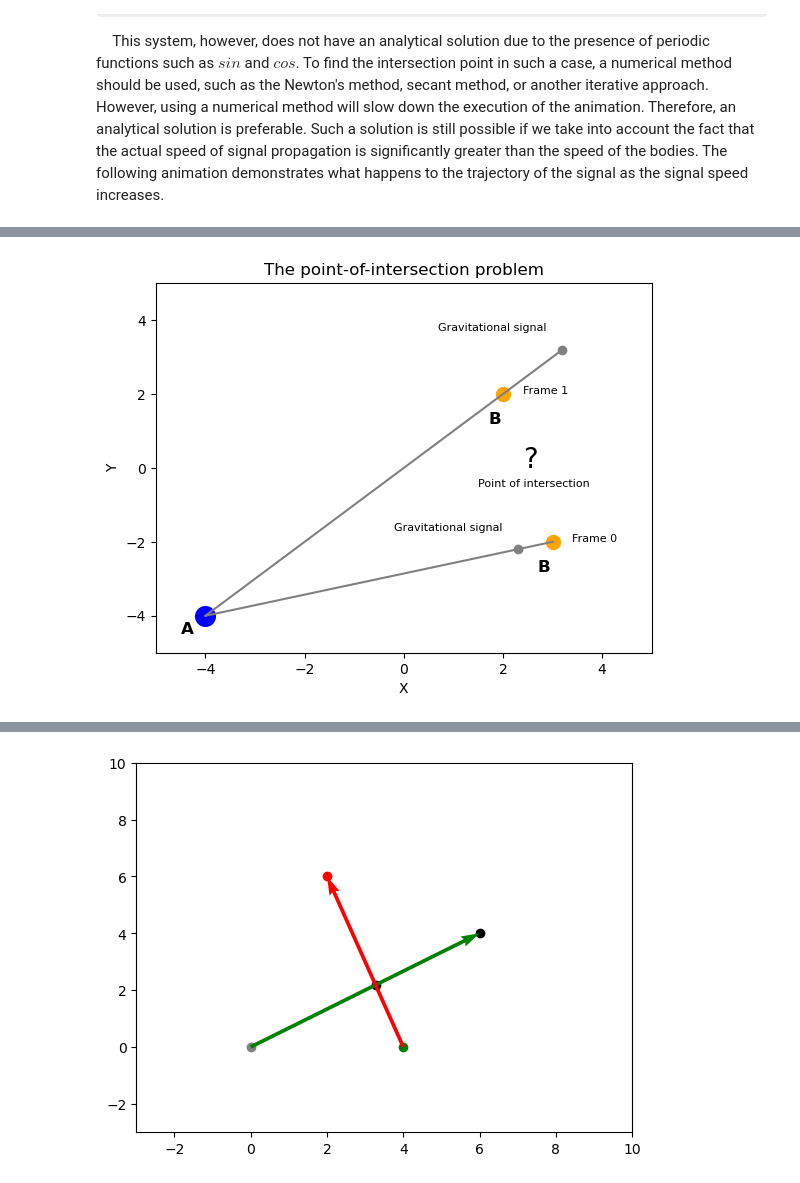
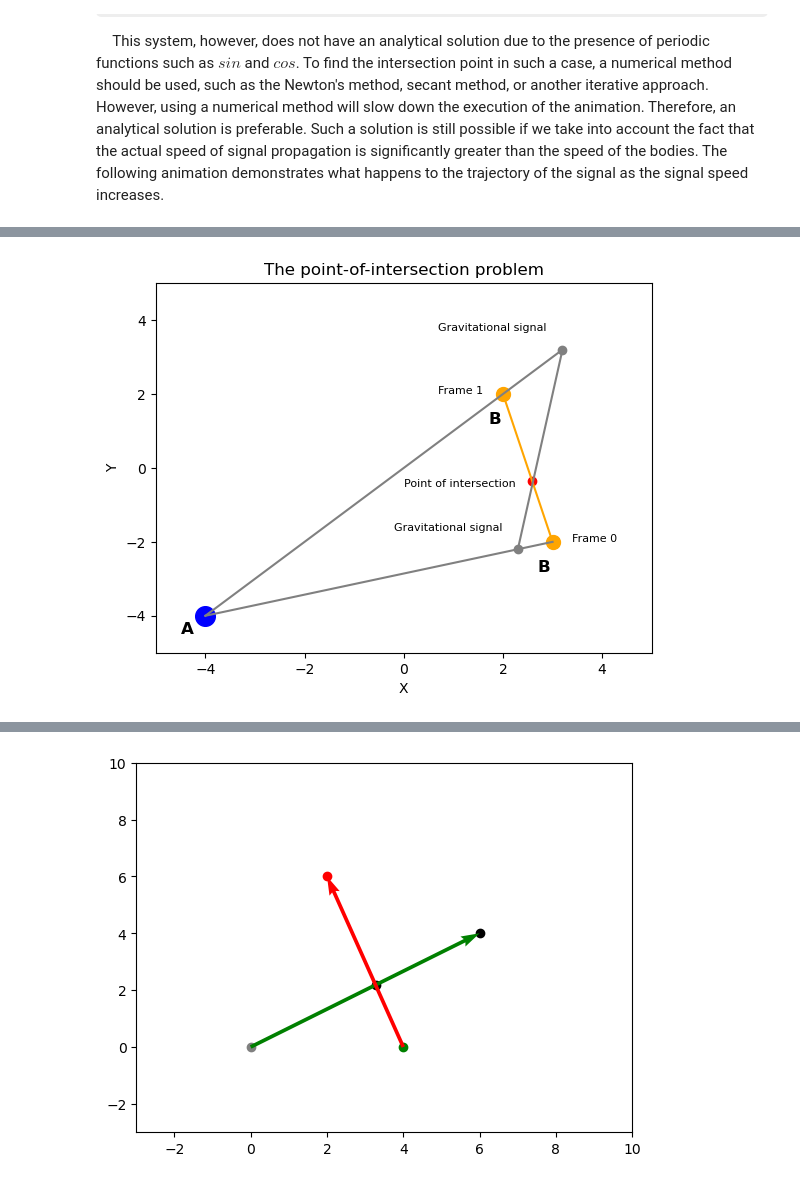
Before and after one commit to Kiril-Lazarov/Artificial-Intelligence, a Jupyter notebook: Course Project/Non-simultaneous gravitational interaction.ipynb, the cells around one changed output, grey strips where cells are left out. Cells and saved outputs as stored; diff of their text form; code cells hidden in the pictures; some formulas as TeX source.

```diff
--- a/Course Project/Non-simultaneous gravitational interaction.ipynb
+++ b/Course Project/Non-simultaneous gravitational interaction.ipynb
@@ -323,9 +323,9 @@ $\quad$With this, the calculations for **simultaneous interaction** are complete
 Once we have the correct pair of positions - (**current positions - next positions**) or (**previous positions - current positions**), we proceed to calculate the intersection point between them:
  1. First, we need to calculate the slopes - for that, we require the exact coordinates of the body and the signal at the two consecutive moments. Let's visualize the situation again - run the cell below.
 # %%
-intersection_problem_plot()
+intersection_problem_plot(question_mark=False)
 # %% [output]
-[figure, old version]
+[figure, new version]
 # %% [markdown]
  2. We have the coordinates of the body at both moments, but we don't have the coordinates of the signal - we find them using the method **_find_signal_coordinates_**. The positions of the signal are calculated based on the positions of the moving body (Body $B$ in the upper graph), the emitting body (Body $A$), and the speed of the signal.
 In this method, different cases are distinguished when the slope of the body's positions is horizontal, vertical, when there is no slope, and when the slope has some value.
```
Also changed, not shown: parts of 25 cells of this notebook.
